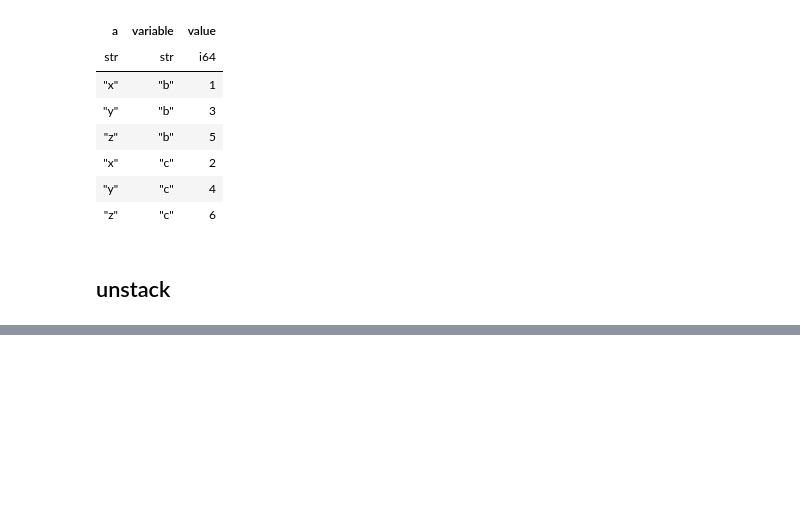
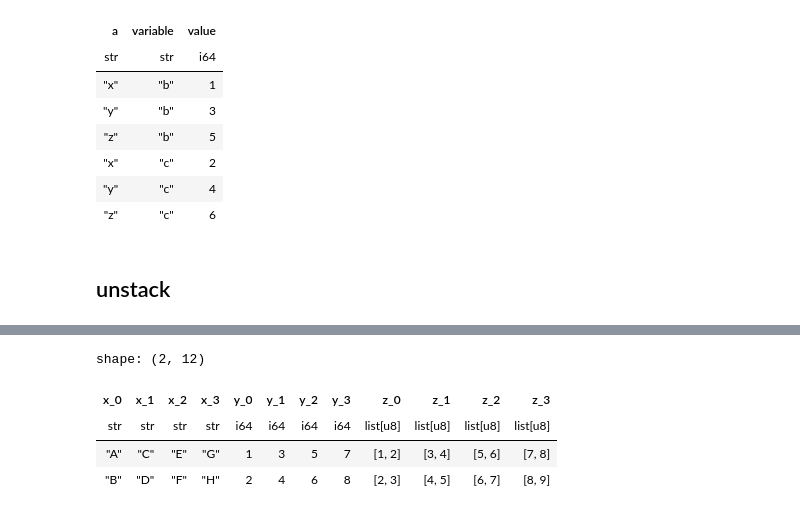
Before and after one commit to ferrandonea/polars_tut, a Jupyter notebook: DataFramePropAndMethods.ipynb, the cells around one changed output, grey strips where cells are left out. Drawn from its saved outputs; the diff is of its cells as text; code cells hidden in the pictures; blank space fills up the shorter version.

```diff
--- a/DataFramePropAndMethods.ipynb
+++ b/DataFramePropAndMethods.ipynb
@@ -3565,3 +3565,14 @@ shape: (6, 3)
 | "z" | "c" | 6 |
 # %% [markdown]
 ## unstack
+# %%
+from string import ascii_uppercase
+df = pl.DataFrame(
+    {
+        "x": list(ascii_uppercase[0:8]),
+        "y": pl.int_range(1, 9, eager=True),
+    }
+).with_columns(
+    z=pl.int_ranges(pl.col("y"), pl.col("y") + 2, dtype=pl.UInt8),
+)
+df
@@ -3567,0 +3601,8 @@ shape: (6, 3)
+# %%
+df.unstack(step=2, how="vertical")
+# %% [output]
+shape: (2, 12)
+| x_0 | x_1 | x_2 | x_3 | y_0 | y_1 | y_2 | y_3 | z_0 | z_1 | z_2 | z_3 |
+| str | str | str | str | i64 | i64 | i64 | i64 | list[u8] | list[u8] | list[u8] | list[u8] |
+| "A" | "C" | "E" | "G" | 1 | 3 | 5 | 7 | [1, 2] | [3, 4] | [5, 6] | [7, 8] |
+| "B" | "D" | "F" | "H" | 2 | 4 | 6 | 8 | [2, 3] | [4, 5] | [6, 7] | [8, 9] |
```
Also changed, not shown: parts of 49 cells of this notebook, 12 other files.
